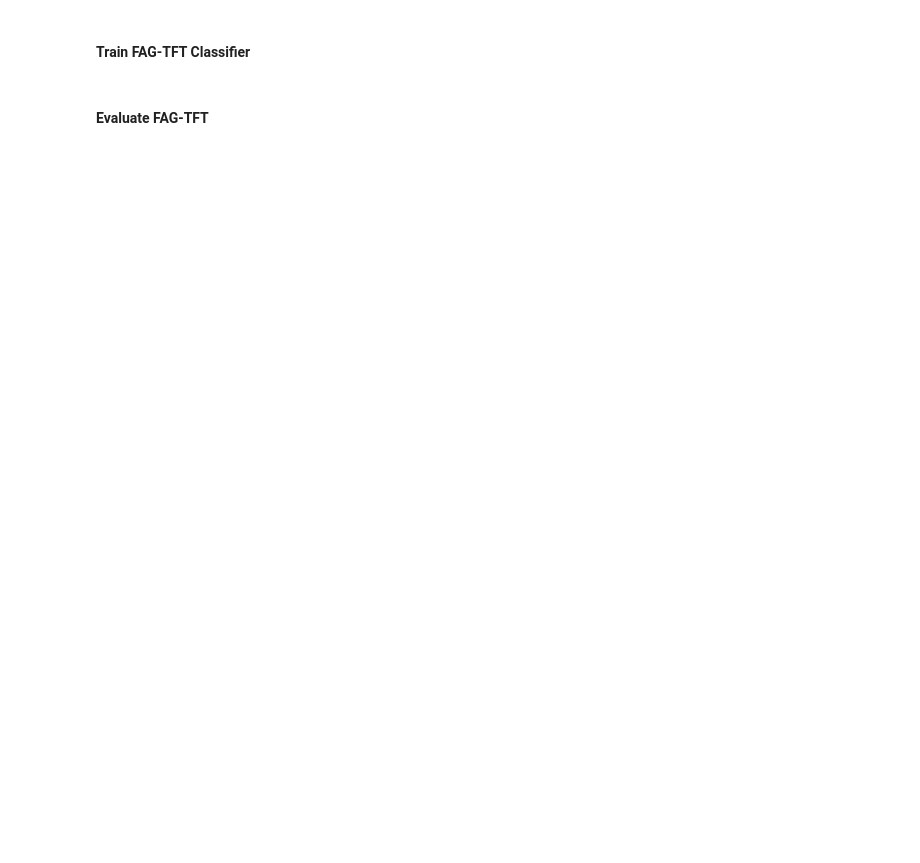
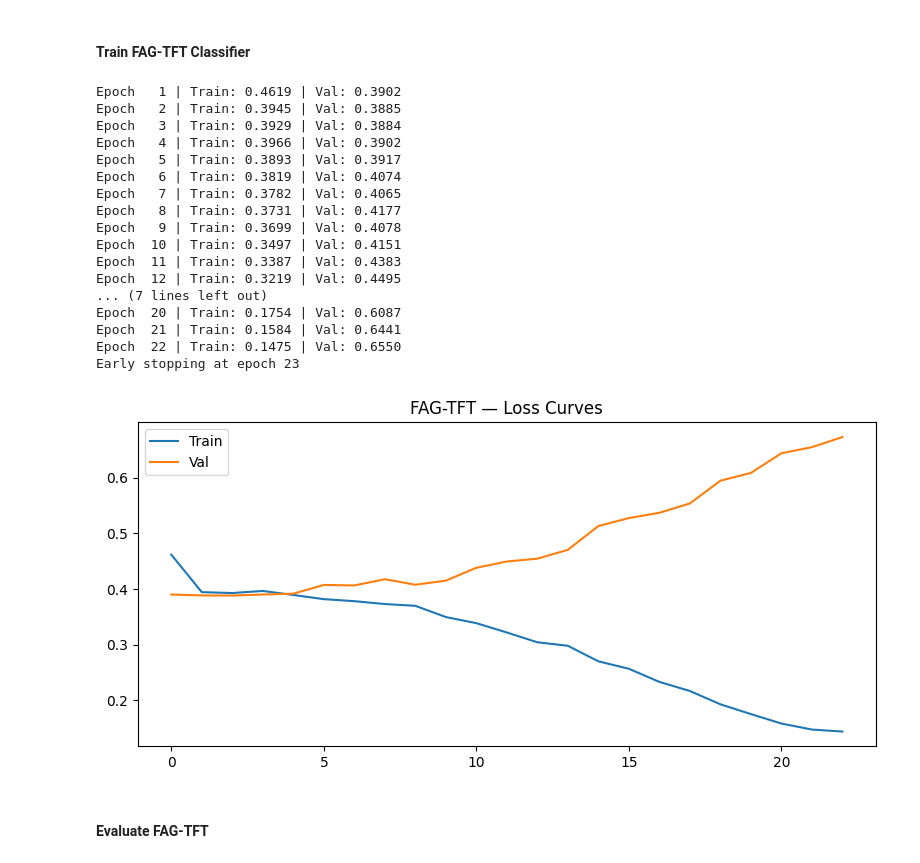
Before and after one commit to DeelakaDias/Preventing-Mechanism, a Jupyter notebook: All Models/04_FAG_TFT.ipynb, the cells around one changed output. Cells and saved outputs as stored; diff of their text form; code cells hidden in the pictures; blank space fills up the shorter version.

```diff
--- a/All Models/04_FAG_TFT.ipynb
+++ b/All Models/04_FAG_TFT.ipynb
@@ -388,34 +426,53 @@ for epoch in range(EPOCHS):
         batch_losses.append(loss.item())
     scheduler.step()
 
     tft_model.eval()
     with torch.no_grad():
         val_loss = criterion(tft_model(X_test), y_test).item()
     train_loss = np.mean(batch_losses)
     train_losses.append(train_loss)
     val_losses.append(val_loss)
 
     if val_loss < best_val_loss:
         best_val_loss = val_loss
         torch.save(tft_model.state_dict(), 'best_fag_tft.pt')
         patience_counter = 0
     else:
         patience_counter += 1
         if patience_counter >= PATIENCE:
             print(f'Early stopping at epoch {epoch+1}')
             break
 
-    if (epoch+1) % 10 == 0:
+    if (epoch+1) % 1 == 0:
         print(f'Epoch {epoch+1:3d} | Train: {train_loss:.4f} | Val: {val_loss:.4f}')
 
 plt.figure(figsize=(8,4))
 plt.plot(train_losses, label='Train')
 plt.plot(val_losses,   label='Val')
 plt.title('FAG-TFT — Loss Curves')
 plt.legend()
 plt.tight_layout()
 plt.savefig('fag_tft_loss.png', dpi=150)
 plt.show()
+# %% [output]
+Epoch   1 | Train: 0.4619 | Val: 0.3902
+Epoch   2 | Train: 0.3945 | Val: 0.3885
+Epoch   3 | Train: 0.3929 | Val: 0.3884
+Epoch   4 | Train: 0.3966 | Val: 0.3902
+Epoch   5 | Train: 0.3893 | Val: 0.3917
+Epoch   6 | Train: 0.3819 | Val: 0.4074
+Epoch   7 | Train: 0.3782 | Val: 0.4065
+Epoch   8 | Train: 0.3731 | Val: 0.4177
+Epoch   9 | Train: 0.3699 | Val: 0.4078
+Epoch  10 | Train: 0.3497 | Val: 0.4151
+Epoch  11 | Train: 0.3387 | Val: 0.4383
+Epoch  12 | Train: 0.3219 | Val: 0.4495
+... (7 lines left out)
+Epoch  20 | Train: 0.1754 | Val: 0.6087
+Epoch  21 | Train: 0.1584 | Val: 0.6441
+Epoch  22 | Train: 0.1475 | Val: 0.6550
+Early stopping at epoch 23
+[figure, added]
 # %% [markdown]
 #### Evaluate FAG-TFT
 # %%
```
Also changed, not shown: parts of 9 cells of this notebook, 33 other files.
